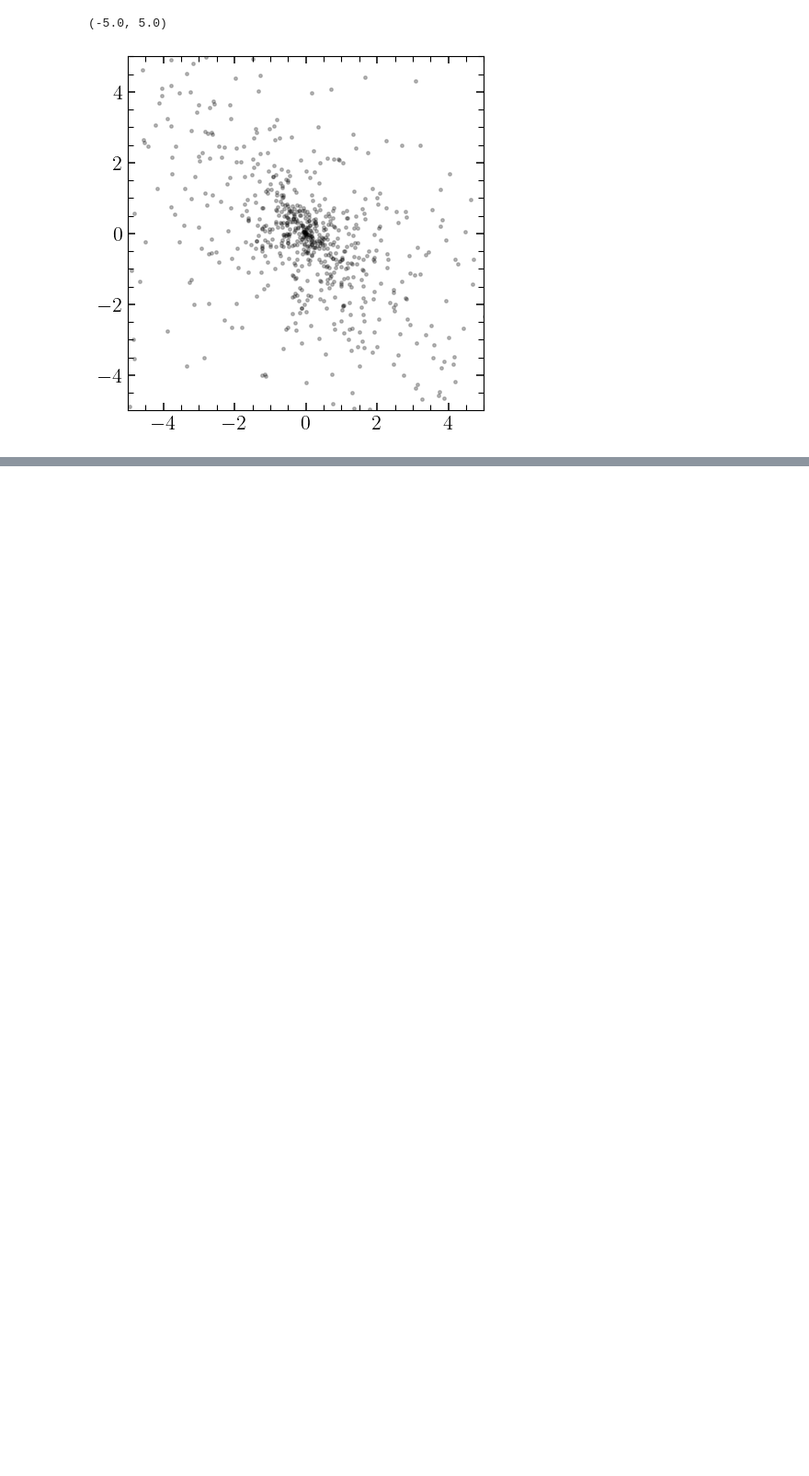
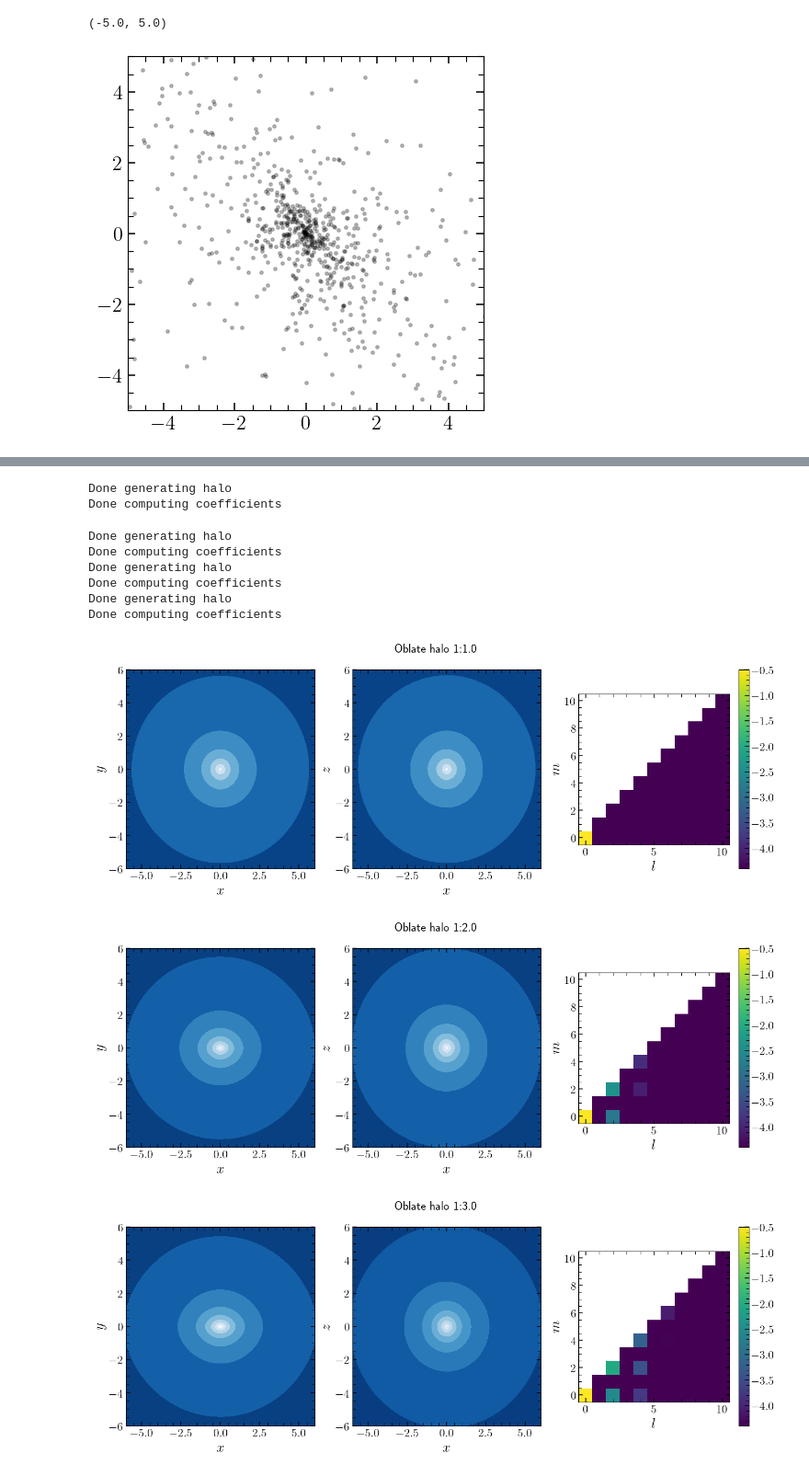
Before and after one commit to jngaravitoc/time-dependent-BFE, a Jupyter notebook: analysis/BFE_evolution/halo_shapes.ipynb, the cells around one changed output, grey strips where cells are left out. Shown: that part at 92% size. Cells and saved outputs as stored; diff of their text form; code cells hidden in the pictures; blank space fills up the shorter version.

```diff
--- a/analysis/BFE_evolution/halo_shapes.ipynb
+++ b/analysis/BFE_evolution/halo_shapes.ipynb
@@ -100,2 +80,13 @@ pot_prolate = gp.SCFPotential(m=1., r_s=1,
+# %%
+def compute_triax_halo_coeff(size, a, b, c, theta, nmax=10, lmax=10):
+    xyz_hern = spherical_hern(a, b, c, theta, size)
+    print('Done generating halo')
+    Snlm_hern, Tnlm_hern = gp.scf.compute_coeffs_discrete(xyz_hern,
+                                                          mass=np.ones(len(xyz_hern))/len(xyz_hern),
+                                                          nmax=nmax, lmax=lmax, r_s=1)
+    print('Done computing coefficients')
+    halo_coefs = bfe.coefficients.Coeff_properties(Snlm_hern, Tnlm_hern, nmax=nmax+1, lmax=lmax+1)
+    U = halo_coefs.U_all()
+    return -U, [Snlm_hern, Tnlm_hern]
 # %%
 # %% [output]
@@ -230,0 +139,23 @@ np.sum(U[:,:,1])
+# %%
+npart = 100000
+a = 1
+b = 1
+c = 2
+theta=0
+ar = np.linspace(1, 4, 4)
+for q in range(len(ar)):
+    U_obl, coeff_halo = compute_triax_halo_coeff(npart, a, ar[q], b, theta=0, nmax=10, lmax=10)
+    halo_pot = gp.scf.SCFPotential(1, 1, coeff_halo[0], coeff_halo[1])
+    make_shape_coeff_plot(halo_pot, U_obl, r'Oblate halo 1:{}'.format(ar[q]))
+# %% [output]
+Done generating halo
+Done computing coefficients
+Done generating halo
+Done computing coefficients
+Done generating halo
+Done computing coefficients
+Done generating halo
+Done computing coefficients
+[figure, added]
+[figure, added]
+[figure, added]
```
Also changed, not shown: parts of 29 cells of this notebook.
